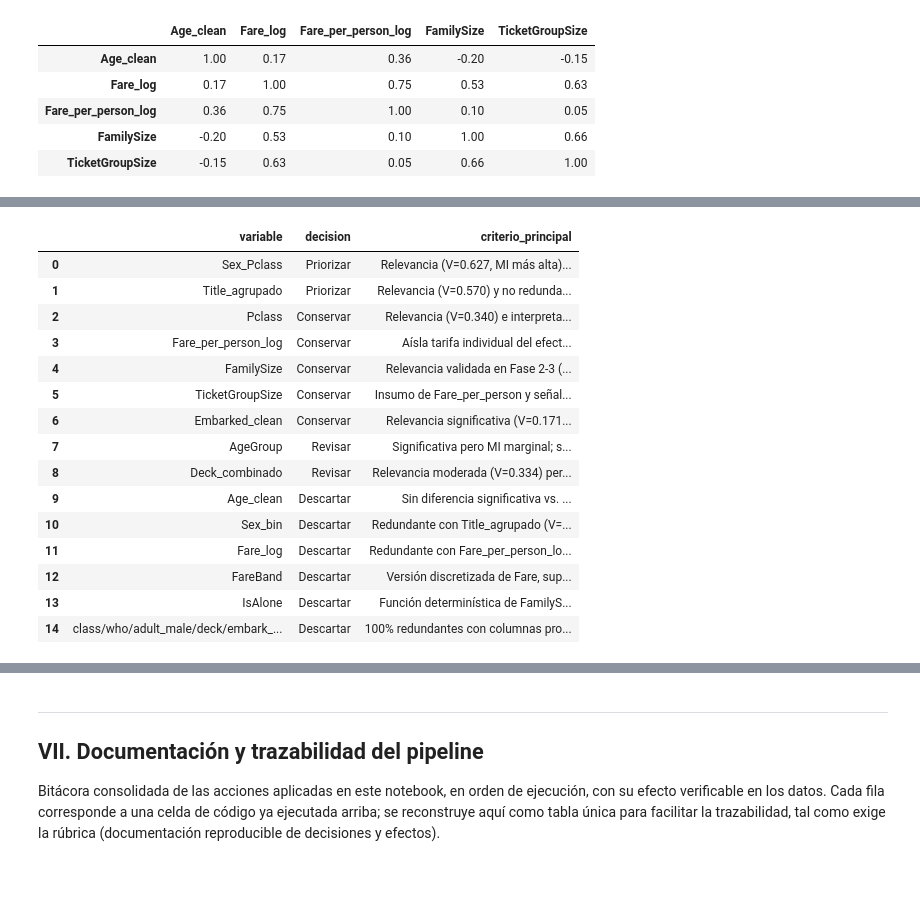
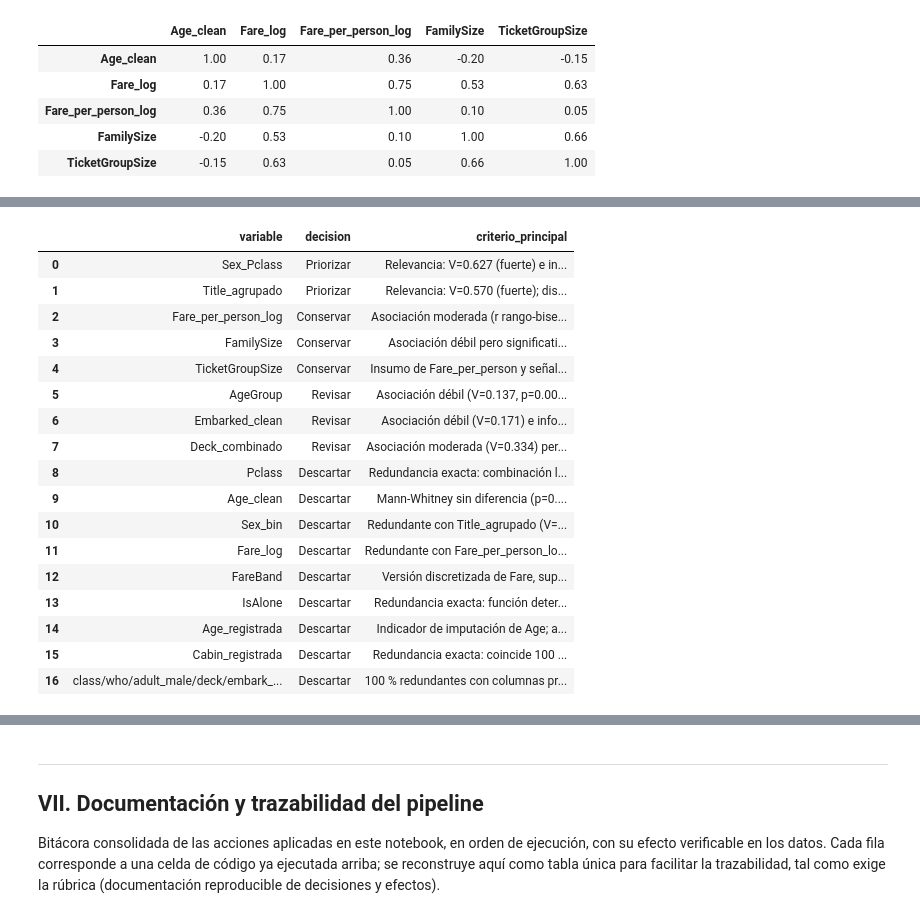
Before and after one commit to robertomoncada-blip/Magister_ciencia_datos, a Jupyter notebook: MCDI503/notebooks/mcdi503_f4_sumativo_grupo5.ipynb, the cells around one changed output, grey strips where cells are left out. Cells and saved outputs as stored; diff of their text form; code cells hidden in the pictures; blank space fills up the shorter version.

```diff
--- a/MCDI503/notebooks/mcdi503_f4_sumativo_grupo5.ipynb
+++ b/MCDI503/notebooks/mcdi503_f4_sumativo_grupo5.ipynb
@@ -209,11 +219,16 @@ plt.show()
 # %%
 g0 = df.loc[df.Survived == 0, "Fare_per_person"]
 g1 = df.loc[df.Survived == 1, "Fare_per_person"]
-u, p = stats.mannwhitneyu(g0, g1)
+u, p_mw_fpp = stats.mannwhitneyu(g0, g1)
 n0, n1 = len(g0), len(g1)
-r_biserial = 1 - (2 * u) / (n0 * n1)
+r_biserial = 1 - (2 * u) / (n0 * n1)  # signo: positivo = los sobrevivientes tienen valores mayores
 
-print(f"Mann-Whitney U — Fare_per_person ~ Survived: U={u:.1f}  p={p:.3e}  r_rango_biserial={r_biserial:.3f}")
+print(f"Mann-Whitney U — Fare_per_person ~ Survived: U={u:.1f}  p={p_mw_fpp:.3e}  r_rango_biserial={r_biserial:.3f}  (positivo = sobrevivientes con valores mayores)")
 print(f"Mediana Fare_per_person — no sobrevivió: {g0.median():.2f} | sobrevivió: {g1.median():.2f}")
-print("\nPara referencia, Fase 2-3 reportó para Fare_log: U=57806.5, p=4.55e-22, r=0.384 (mismo orden de magnitud).")
+
+g0l = df.loc[df.Survived == 0, "Fare_log"]
+g1l = df.loc[df.Survived == 1, "Fare_log"]
+u_log, p_mw_log = stats.mannwhitneyu(g0l, g1l)
+r_biserial_log = 1 - (2 * u_log) / (len(g0l) * len(g1l))
+print(f"\nReferencia (Fases 2-3), recalculada — Fare_log ~ Survived: U={u_log:.1f}  p={p_mw_log:.2e}  r_rango_biserial={r_biserial_log:.3f} (mismo orden de magnitud)")
 # %% [output]
@@ -476,36 +640,58 @@ Tres observaciones, ya con esta verificación de estabilidad:
 # %%
 decisiones = pd.DataFrame([
-    {"variable": "Sex_Pclass",          "decision": "Priorizar", "criterio_principal": "Relevancia (V=0.627, MI más alta) — interacción documentada en Fase 2-3"},
-    {"variable": "Title_agrupado",      "decision": "Priorizar", "criterio_principal": "Relevancia (V=0.570) y no redundante en info frente a Sex_bin"},
-    {"variable": "Pclass",              "decision": "Conservar", "criterio_principal": "Relevancia (V=0.340) e interpretabilidad ordinal directa"},
-    {"variable": "Fare_per_person_log", "decision": "Conservar", "criterio_principal": "Aísla tarifa individual del efecto de grupo; reemplaza a Fare_log"},
-    {"variable": "FamilySize",          "decision": "Conservar", "criterio_principal": "Relevancia validada en Fase 2-3 (p=7.97e-7); concepto distinto de TicketGroupSize"},
-    {"variable": "TicketGroupSize",     "decision": "Conservar", "criterio_principal": "Insumo de Fare_per_person y señal propia (32% distinta de FamilySize)"},
-    {"variable": "Embarked_clean",      "decision": "Conservar", "criterio_principal": "Relevancia significativa (V=0.171) y baja redundancia con el resto"},
-    {"variable": "AgeGroup",            "decision": "Revisar",   "criterio_principal": "Significativa pero MI marginal; se conserva por interpretabilidad sustantiva"},
-    {"variable": "Deck_combinado",      "decision": "Revisar",   "criterio_principal": "Relevancia moderada (V=0.334) pero ~77% de datos imputados como 'Desconocida'"},
-    {"variable": "Age_clean",           "decision": "Descartar", "criterio_principal": "Sin diferencia significativa vs. Survived (Mann-Whitney p=0.25)"},
-    {"variable": "Sex_bin",             "decision": "Descartar", "criterio_principal": "Redundante con Title_agrupado (V=0.995), que tiene mayor relevancia"},
-    {"variable": "Fare_log",            "decision": "Descartar", "criterio_principal": "Redundante con Fare_per_person_log y con el tamaño del grupo"},
-    {"variable": "FareBand",            "decision": "Descartar", "criterio_principal": "Versión discretizada de Fare, superada por Fare_per_person_log"},
-    {"variable": "IsAlone",             "decision": "Descartar", "criterio_principal": "Función determinística de FamilySize (redundancia estructural, no solo estadística)"},
-    {"variable": "class/who/adult_male/deck/embark_town/alone", "decision": "Descartar", "criterio_principal": "100% redundantes con columnas propias (Pclass, Sex, Age_clean, Cabin_letra, Embarked_clean, IsAlone)"},
+    {"variable": "Sex_Pclass", "decision": "Priorizar",
+     "criterio_principal": f"Relevancia: V={V['Sex_Pclass']:.3f} ({lectura_v(V['Sex_Pclass'])}) e información mutua más alta; interacción confirmada (LR p={p_lr:.1e})"},
+    {"variable": "Title_agrupado", "decision": "Priorizar",
+     "criterio_principal": f"Relevancia: V={V['Title_agrupado']:.3f} ({lectura_v(V['Title_agrupado'])}); distingue a los niños (Master); redundancia solo parcial con Sex_Pclass"},
+    {"variable": "Fare_per_person_log", "decision": "Conservar",
+     "criterio_principal": f"Asociación moderada (r rango-biserial={r_biserial:.3f}); menos dependiente del tamaño del grupo que Fare_log (Spearman parcial cae {tabla_parcial.loc[1, 'reduccion_pct_rangos']} % frente a {tabla_parcial.loc[0, 'reduccion_pct_rangos']} %); reemplaza a Fare_log por interpretabilidad, no por mayor relevancia"},
+    {"variable": "FamilySize", "decision": "Conservar",
+     "criterio_principal": f"Asociación débil pero significativa (r rango-biserial={evidencia_num.loc['FamilySize', 'r_rango_biserial']}, p={evidencia_num.loc['FamilySize', 'p_valor']:.2e}); concepto distinto de TicketGroupSize"},
+    {"variable": "TicketGroupSize", "decision": "Conservar",
+     "criterio_principal": f"Insumo de Fare_per_person y señal propia (r rango-biserial={evidencia_num.loc['TicketGroupSize', 'r_rango_biserial']}, p={evidencia_num.loc['TicketGroupSize', 'p_valor']:.2e}); difiere de FamilySize en {pct_distinto:.0f} % de los casos"},
+    {"variable": "AgeGroup", "decision": "Revisar",
+     "criterio_principal": f"Asociación {lectura_v(V['AgeGroup'])} (V={V['AgeGroup']:.3f}, p={P_CAT['AgeGroup']:.3f}) e información mutua marginal; se mantiene por su sentido sustantivo ('niños primero')"},
+    {"variable": "Embarked_clean", "decision": "Revisar",
+     "criterio_principal": f"Asociación {lectura_v(V['Embarked_clean'])} (V={V['Embarked_clean']:.3f}) e información mutua marginal; parte del efecto refleja la clase (V con Pclass={v_emb_pclass:.3f}); mismo trato que AgeGroup por evidencia equivalente"},
+    {"variable": "Deck_combinado", "decision": "Revisar",
+     "criterio_principal": f"Asociación {lectura_v(V['Deck_combinado'])} (V={V['Deck_combinado']:.3f}) pero {PCT_BAJAS['Deck_combinado']:.1f} % de celdas esperadas < 5 (> 20 %, regla de Cochran: interpretar con cautela) y {(df['Deck_combinado'] == 'Desconocida').mean() * 100:.1f} % de registros en la categoría explícita 'Desconocida' (no imputada)"},
+    {"variable": "Pclass", "decision": "Descartar",
+     "criterio_principal": f"Redundancia exacta: combinación lineal de las dummies de Sex_Pclass (residuo={residuo_pclass:.0e}); su asociación (V={V['Pclass']:.3f}, {lectura_v(V['Pclass'])}) queda dentro de Sex_Pclass"},
+    {"variable": "Age_clean", "decision": "Descartar",
+     "criterio_principal": f"Mann-Whitney sin diferencia (p={evidencia_num.loc['Age_clean (con 177 imputadas)', 'p_valor']:.2f}; p={evidencia_num.loc['Age (solo observadas)', 'p_valor']:.2f} con edades observadas), pero la prueba no detecta efectos no monótonos y la información mutua sí es mayor que la de AgeGroup; 19.9 % imputado; se prioriza AgeGroup por interpretabilidad (revalidar con un modelo)"},
+    {"variable": "Sex_bin", "decision": "Descartar",
+     "criterio_principal": "Redundante con Title_agrupado (V=0.995) y con Sex_Pclass, que tienen mayor relevancia"},
+    {"variable": "Fare_log", "decision": "Descartar",
+     "criterio_principal": "Redundante con Fare_per_person_log y con el tamaño del grupo (su asociación marginal es algo mayor, pero depende más del tamaño del grupo)"},
+    {"variable": "FareBand", "decision": "Descartar",
+     "criterio_principal": "Versión discretizada de Fare, superada por Fare_per_person_log"},
+    {"variable": "IsAlone", "decision": "Descartar",
+     "criterio_principal": "Redundancia exacta: función determinista de FamilySize (y menor información mutua)"},
+    {"variable": "Age_registrada", "decision": "Descartar",
+     "criterio_principal": f"Indicador de imputación de Age; asociación {lectura_v(V['Age_registrada'])} (V={V['Age_registrada']:.3f}); la edad imputada ya está resumida en AgeGroup"},
+    {"variable": "Cabin_registrada", "decision": "Descartar",
+     "criterio_principal": f"Redundancia exacta: coincide {coincide_cabin:.0f} % con 'Deck_combinado distinto de Desconocida' (esa señal sobrevive en las dummies de cubierta)"},
+    {"variable": "class/who/adult_male/deck/embark_town/alone", "decision": "Descartar",
+     "criterio_principal": "100 % redundantes con columnas propias (Pclass, Sex, Age_clean, Cabin_letra, Embarked_clean, IsAlone)"},
 ])
-decisiones
+with pd.option_context("display.max_colwidth", None):
+    display(decisiones)
 # %% [output]
 |  | variable | decision | criterio_principal |
-| 0 | Sex_Pclass | Priorizar | Relevancia (V=0.627, MI más alta)... |
-| 1 | Title_agrupado | Priorizar | Relevancia (V=0.570) y no redunda... |
-| 2 | Pclass | Conservar | Relevancia (V=0.340) e interpreta... |
-| 3 | Fare_per_person_log | Conservar | Aísla tarifa individual del efect... |
-| 4 | FamilySize | Conservar | Relevancia validada en Fase 2-3 (... |
-| 5 | TicketGroupSize | Conservar | Insumo de Fare_per_person y señal... |
-| 6 | Embarked_clean | Conservar | Relevancia significativa (V=0.171... |
-| 7 | AgeGroup | Revisar | Significativa pero MI marginal; s... |
-| 8 | Deck_combinado | Revisar | Relevancia moderada (V=0.334) per... |
-| 9 | Age_clean | Descartar | Sin diferencia significativa vs. ... |
+| 0 | Sex_Pclass | Priorizar | Relevancia: V=0.627 (fuerte) e in... |
+| 1 | Title_agrupado | Priorizar | Relevancia: V=0.570 (fuerte); dis... |
+| 2 | Fare_per_person_log | Conservar | Asociación moderada (r rango-bise... |
+| 3 | FamilySize | Conservar | Asociación débil pero significati... |
+| 4 | TicketGroupSize | Conservar | Insumo de Fare_per_person y señal... |
+| 5 | AgeGroup | Revisar | Asociación débil (V=0.137, p=0.00... |
+| 6 | Embarked_clean | Revisar | Asociación débil (V=0.171) e info... |
+| 7 | Deck_combinado | Revisar | Asociación moderada (V=0.334) per... |
+| 8 | Pclass | Descartar | Redundancia exacta: combinación l... |
+| 9 | Age_clean | Descartar | Mann-Whitney sin diferencia (p=0.... |
 | 10 | Sex_bin | Descartar | Redundante con Title_agrupado (V=... |
 | 11 | Fare_log | Descartar | Redundante con Fare_per_person_lo... |
 | 12 | FareBand | Descartar | Versión discretizada de Fare, sup... |
-| 13 | IsAlone | Descartar | Función determinística de FamilyS... |
-| 14 | class/who/adult_male/deck/embark_... | Descartar | 100% redundantes con columnas pro... |
+| 13 | IsAlone | Descartar | Redundancia exacta: función deter... |
+| 14 | Age_registrada | Descartar | Indicador de imputación de Age; a... |
+| 15 | Cabin_registrada | Descartar | Redundancia exacta: coincide 100 ... |
+| 16 | class/who/adult_male/deck/embark_... | Descartar | 100 % redundantes con columnas pr... |
```
Also changed, not shown: parts of 34 cells of this notebook, 5 other files.
